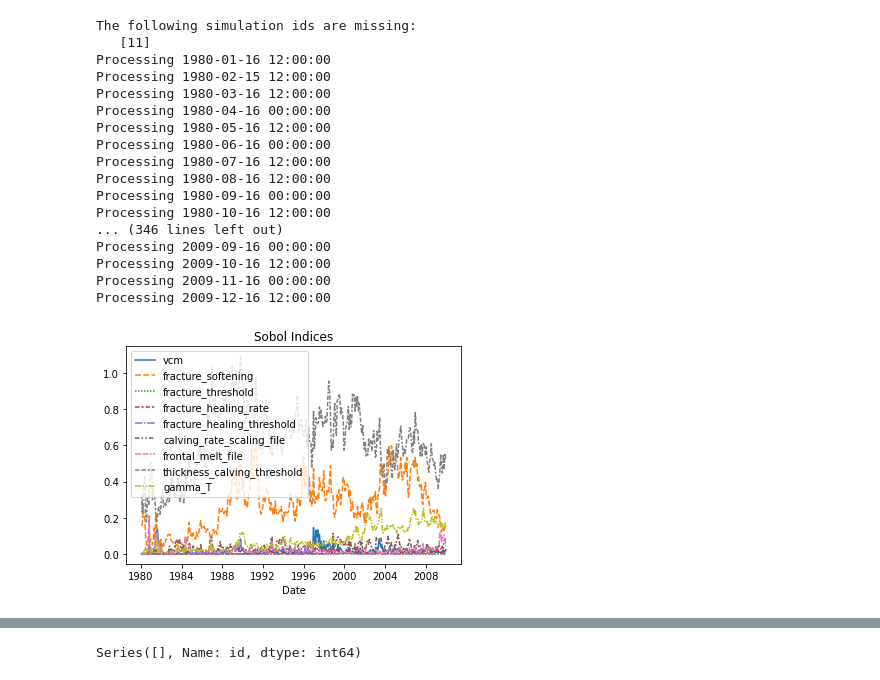
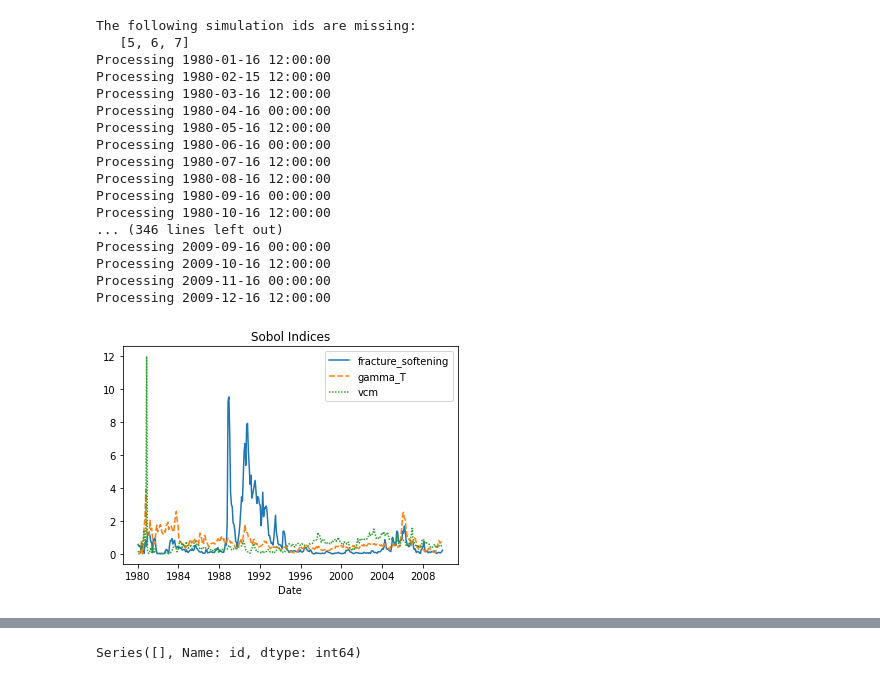
Before and after one commit to pism/pism-greenland, a Jupyter notebook: notebooks/jib_analysis.ipynb, the cells around one changed output, grey strips where cells are left out. Cells and saved outputs as stored; diff of their text form; code cells hidden in the pictures.

```diff
--- a/notebooks/jib_analysis.ipynb
+++ b/notebooks/jib_analysis.ipynb
@@ -1,22 +1,22 @@
 # %%
- run ../util/analyze_sobol.py --ensemble_file ../historical/2021_12_all/uq/jib_all.csv ../historical/2021_12_all/csv/fldsum_ts.csv
+ run ../util/analyze_sobol.py --ensemble_file ../historical/2022_01_fractures_melt/uq/jib_fractures_melt.csv ../historical/2022_01_fractures_melt/csv/fldsum_ts.csv
 # %% [output]
 The following simulation ids are missing:
-   [11]
+   [5, 6, 7]
 Processing 1980-01-16 12:00:00
 Processing 1980-02-15 12:00:00
 Processing 1980-03-16 12:00:00
 Processing 1980-04-16 00:00:00
 Processing 1980-05-16 12:00:00
 Processing 1980-06-16 00:00:00
 Processing 1980-07-16 12:00:00
 Processing 1980-08-16 12:00:00
 Processing 1980-09-16 00:00:00
 Processing 1980-10-16 12:00:00
 ... (346 lines left out)
 Processing 2009-09-16 00:00:00
 Processing 2009-10-16 12:00:00
 Processing 2009-11-16 00:00:00
 Processing 2009-12-16 12:00:00
-[figure, old version]
+[figure, new version]
 # %%
```
Also changed, not shown: parts of 10 cells of this notebook, 7 other files.
